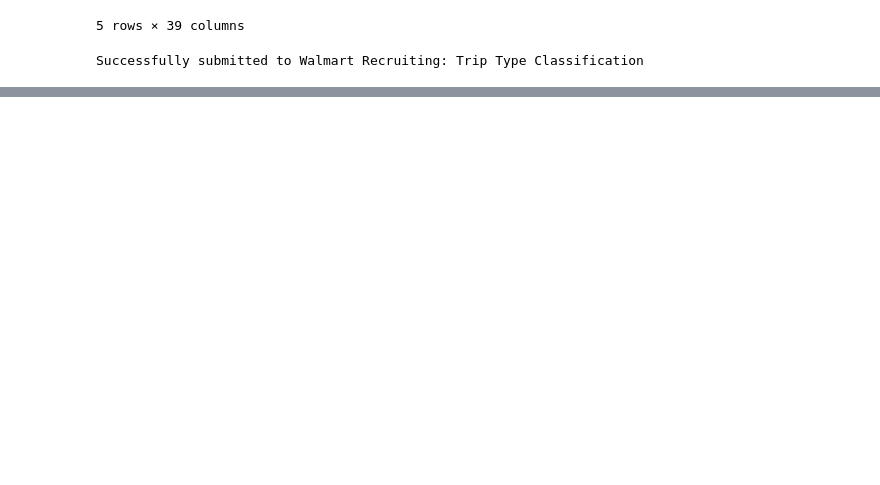
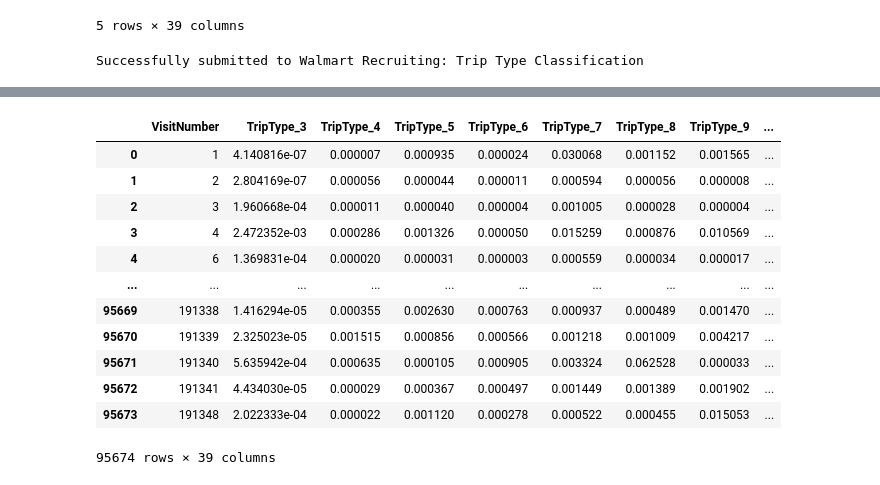
Before and after one commit to vanekek/iitp-ml-ds, a Jupyter notebook: 2023/seminar-6-gbt/6_2_grad_boosting_practice.ipynb, the cells around one changed output, grey strips where cells are left out. Saved outputs shown, nothing was run; the diff lists cells and outputs as text; code cells hidden in the pictures; blank space fills up the shorter version.

```diff
--- a/2023/seminar-6-gbt/6_2_grad_boosting_practice.ipynb
+++ b/2023/seminar-6-gbt/6_2_grad_boosting_practice.ipynb
@@ -901,0 +936,4 @@ sum
+# %%
+X_test = df_xgb_test.drop(['VisitNumber'],axis = 1)
+# %%
+pred_xgb = model_xgb.predict_proba(X_test)
@@ -901,0 +956,23 @@ sum
+# %%
+submission_xgb = pd.read_csv("/content/sample_submission.csv")
+# %%
+for i, col in enumerate(submission_xgb.columns):
+    if i == 0:
+      continue
+    submission_xgb[col] = pred_xgb[:, i-1]
+# %%
+submission_xgb
+# %% [output]
+|  | VisitNumber | TripType_3 | TripType_4 | TripType_5 | TripType_6 | TripType_7 | TripType_8 | TripType_9 | ... |
+| 0 | 1 | 4.140816e-07 | 0.000007 | 0.000935 | 0.000024 | 0.030068 | 0.001152 | 0.001565 | ... |
+| 1 | 2 | 2.804169e-07 | 0.000056 | 0.000044 | 0.000011 | 0.000594 | 0.000056 | 0.000008 | ... |
+| 2 | 3 | 1.960668e-04 | 0.000011 | 0.000040 | 0.000004 | 0.001005 | 0.000028 | 0.000004 | ... |
+| 3 | 4 | 2.472352e-03 | 0.000286 | 0.001326 | 0.000050 | 0.015259 | 0.000876 | 0.010569 | ... |
+| 4 | 6 | 1.369831e-04 | 0.000020 | 0.000031 | 0.000003 | 0.000559 | 0.000034 | 0.000017 | ... |
+| ... | ... | ... | ... | ... | ... | ... | ... | ... | ... |
+| 95669 | 191338 | 1.416294e-05 | 0.000355 | 0.002630 | 0.000763 | 0.000937 | 0.000489 | 0.001470 | ... |
+| 95670 | 191339 | 2.325023e-05 | 0.001515 | 0.000856 | 0.000566 | 0.001218 | 0.001009 | 0.004217 | ... |
+| 95671 | 191340 | 5.635942e-04 | 0.000635 | 0.000105 | 0.000905 | 0.003324 | 0.062528 | 0.000033 | ... |
+| 95672 | 191341 | 4.434030e-05 | 0.000029 | 0.000367 | 0.000497 | 0.001449 | 0.001389 | 0.001902 | ... |
+| 95673 | 191348 | 2.022333e-04 | 0.000022 | 0.001120 | 0.000278 | 0.000522 | 0.000455 | 0.015053 | ... |
+95674 rows × 39 columns
```
Also changed, not shown: parts of 46 cells of this notebook.
